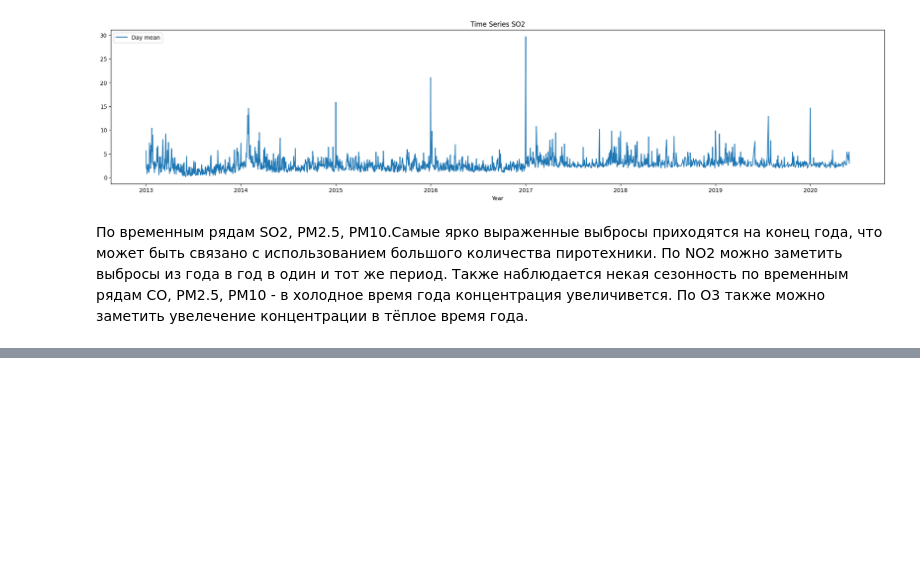
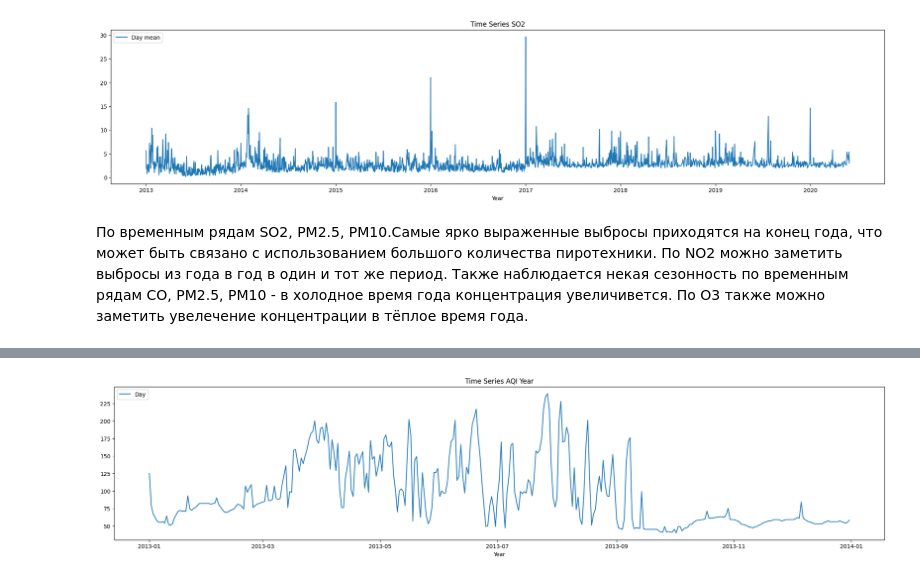
Before and after one commit to dmitry-chvdr/air_quality, a Jupyter notebook: eda.ipynb, the cells around one changed output, grey strips where cells are left out. Cells and saved outputs as stored; diff of their text form; code cells hidden in the pictures; blank space fills up the shorter version.

```diff
--- a/eda.ipynb
+++ b/eda.ipynb
@@ -158,0 +151,9 @@ draw_plot(processed_dfs, "SO2")
+# %%
+plt.figure(figsize = (25, 5))
+plt.title(f"Time Series AQI Year")
+plt.plot(aqi_data["Date"][:365], aqi_data["aqi_index"][:365], label="Day")
+plt.legend(loc="upper left")
+plt.xlabel('Year')
+plt.show()
+# %% [output]
+[figure, added]
```
Also changed, not shown: parts of 7 cells of this notebook, 2 other files.
